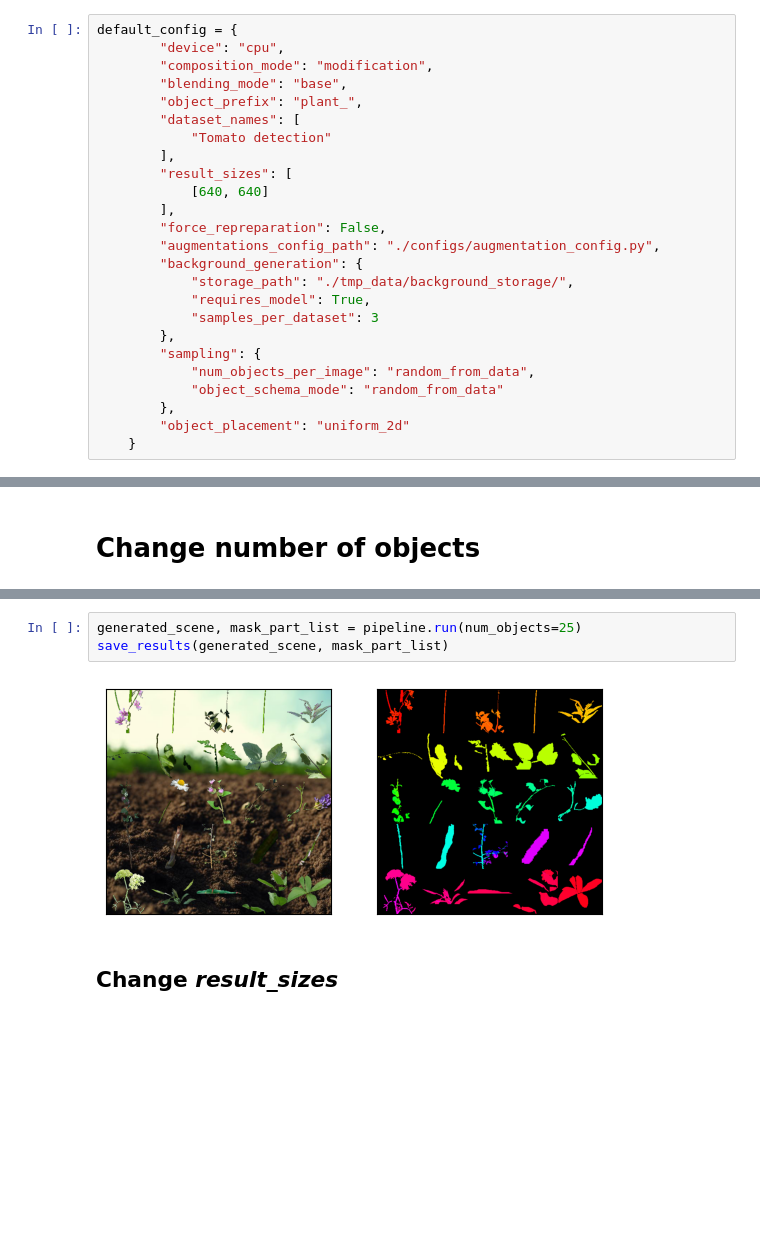
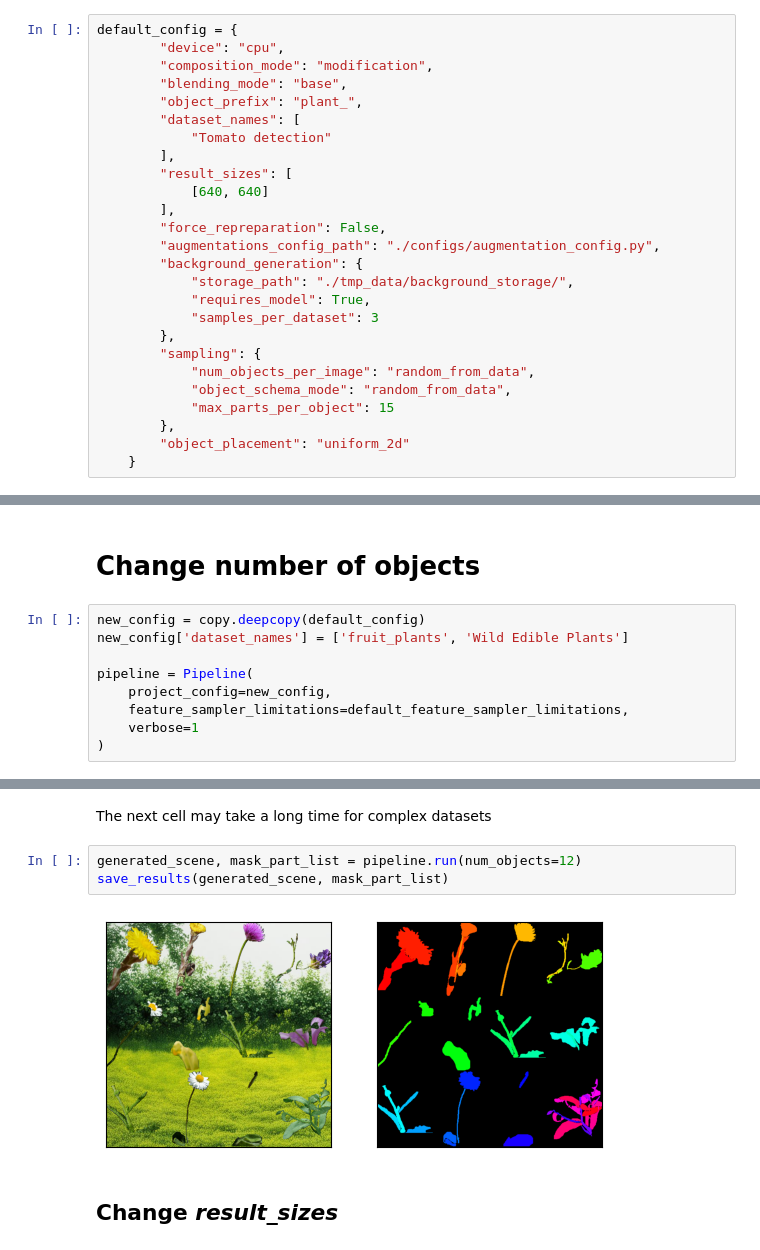
Before and after one commit to nesterus/mpia, a Jupyter notebook: pipeline_modes.ipynb, the cells around one changed output, grey strips where cells are left out. Drawn from its saved outputs; the diff is of its cells as text; blank space fills up the shorter version.

```diff
--- a/pipeline_modes.ipynb
+++ b/pipeline_modes.ipynb
@@ -104,7 +96,8 @@ default_config = {
         },
         "sampling": {
             "num_objects_per_image": "random_from_data",
-            "object_schema_mode": "random_from_data"
+            "object_schema_mode": "random_from_data",
+            "max_parts_per_object": 15
         },
         "object_placement": "uniform_2d"
     }
@@ -166,2 +159,11 @@ save_results(generated_scene, mask_part_list)
 # %% [markdown]
 # Change number of objects
+# %%
+new_config = copy.deepcopy(default_config)
+new_config['dataset_names'] = ['fruit_plants', 'Wild Edible Plants']
+
+pipeline = Pipeline(
+    project_config=new_config,
+    feature_sampler_limitations=default_feature_sampler_limitations,
+    verbose=1
+)
@@ -173,8 +177,10 @@ save_results(generated_scene, mask_part_list)
+# %% [markdown]
+The next cell may take a long time for complex datasets
 # %%
-generated_scene, mask_part_list = pipeline.run(num_objects=25)
+generated_scene, mask_part_list = pipeline.run(num_objects=12)
 save_results(generated_scene, mask_part_list)
 # %% [output]
-[figure, old version]
+[figure, new version]
 # %% [markdown]
 ## Change *result_sizes*
 # %%
```
Also changed, not shown: parts of 23 cells of this notebook, 7 other files.
